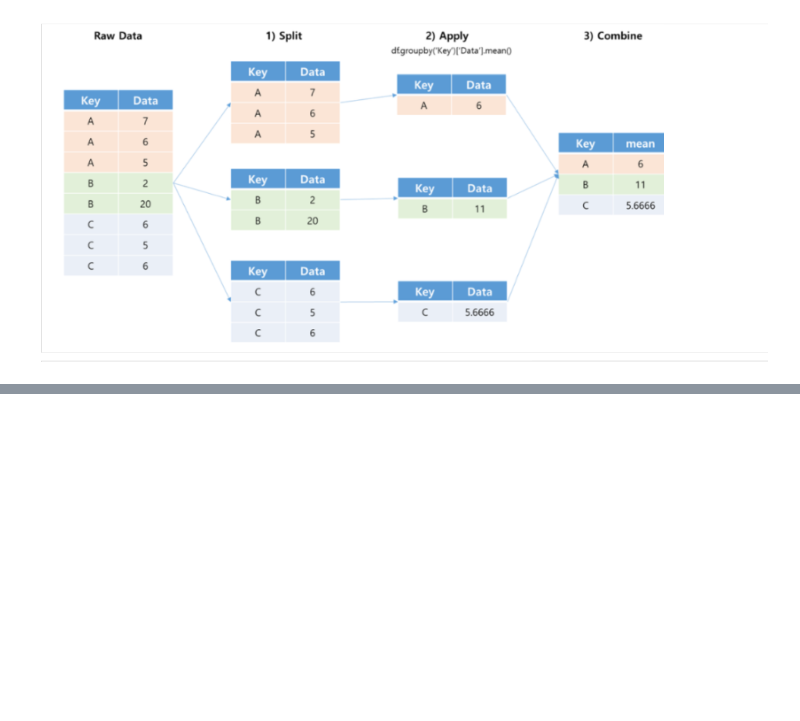
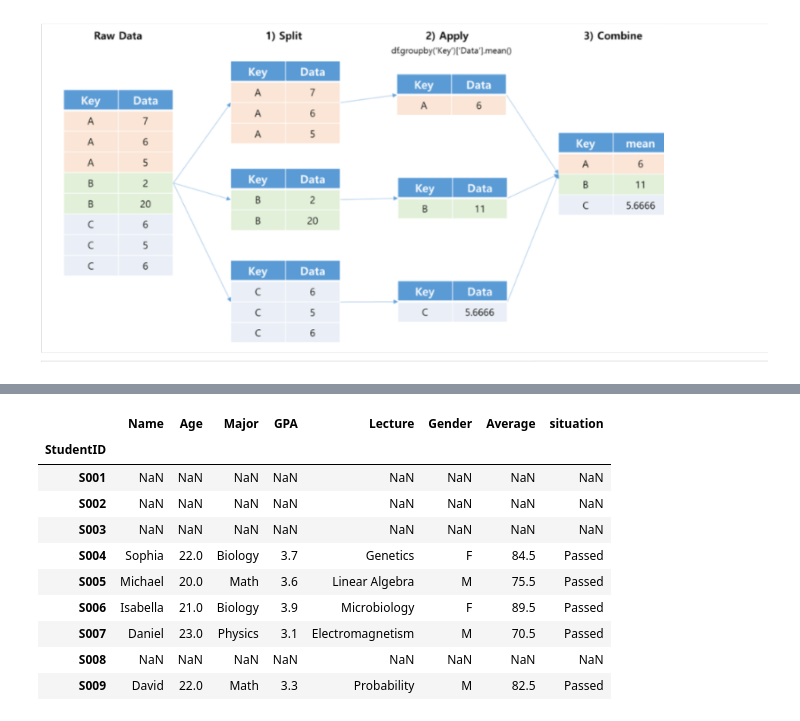
Before and after one commit to vince-gasimov/Pandas, a Jupyter notebook: Practice/202_Practice_& Recap.ipynb, the cells around one changed output, grey strips where cells are left out. Cells and saved outputs as stored; diff of their text form; code cells hidden in the pictures; blank space fills up the shorter version.

```diff
--- a/Practice/202_Practice_& Recap.ipynb
+++ b/Practice/202_Practice_& Recap.ipynb
@@ -943,0 +1097,15 @@ students_df
+# %%
+# Filter the DataFrame to show only the rows where the 'GPA' is greater than 3.0.
+students_df.where(students_df['GPA'] > 3.0)
+# %% [output]
+|  | Name | Age | Major | GPA | Lecture | Gender | Average | situation |
+| StudentID |  |  |  |  |  |  |  |  |
+| S001 | NaN | NaN | NaN | NaN | NaN | NaN | NaN | NaN |
+| S002 | NaN | NaN | NaN | NaN | NaN | NaN | NaN | NaN |
+| S003 | NaN | NaN | NaN | NaN | NaN | NaN | NaN | NaN |
+| S004 | Sophia | 22.0 | Biology | 3.7 | Genetics | F | 84.5 | Passed |
+| S005 | Michael | 20.0 | Math | 3.6 | Linear Algebra | M | 75.5 | Passed |
+| S006 | Isabella | 21.0 | Biology | 3.9 | Microbiology | F | 89.5 | Passed |
+| S007 | Daniel | 23.0 | Physics | 3.1 | Electromagnetism | M | 70.5 | Passed |
+| S008 | NaN | NaN | NaN | NaN | NaN | NaN | NaN | NaN |
+| S009 | David | 22.0 | Math | 3.3 | Probability | M | 82.5 | Passed |
```
Also changed, not shown: parts of 41 cells of this notebook.
